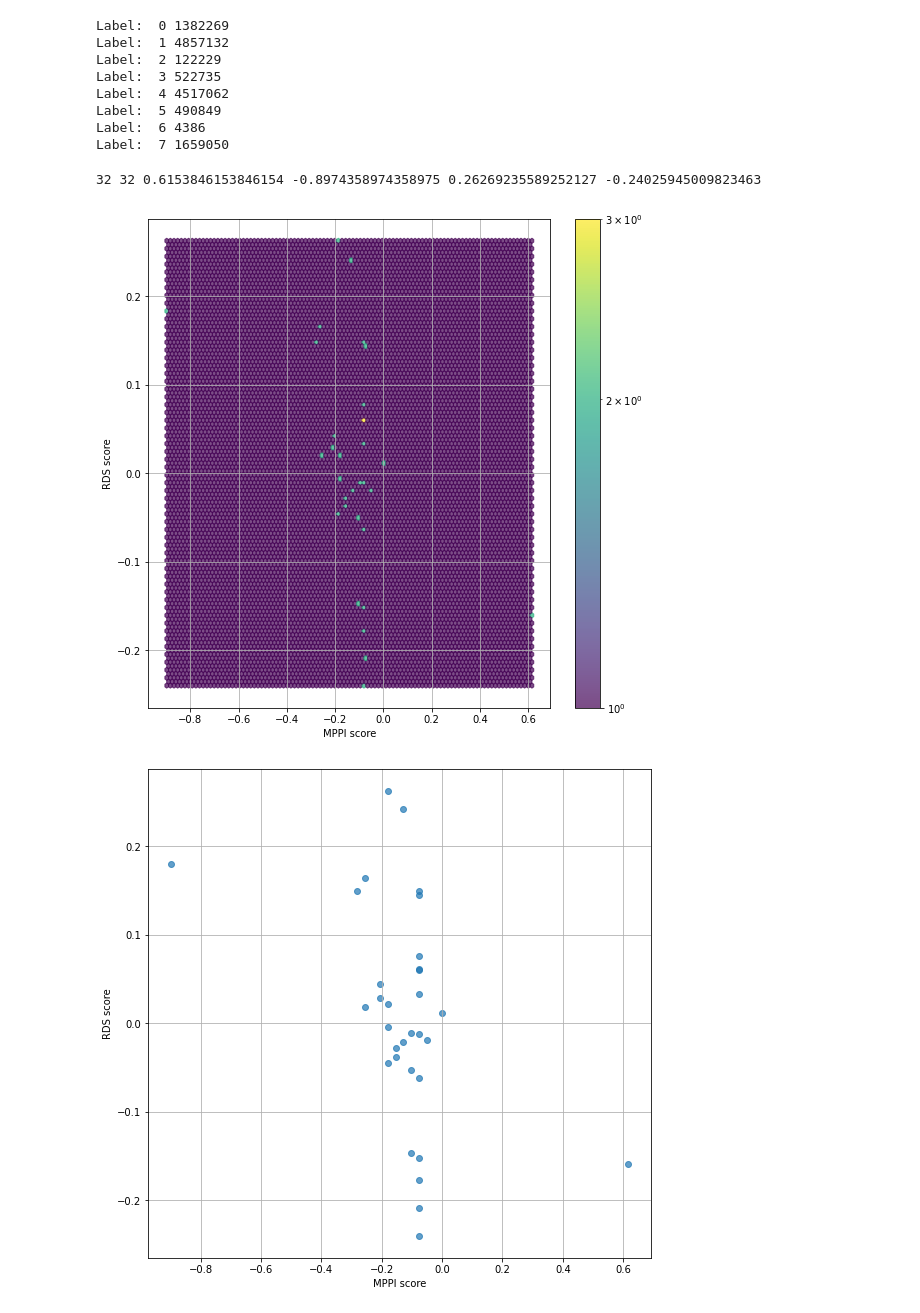
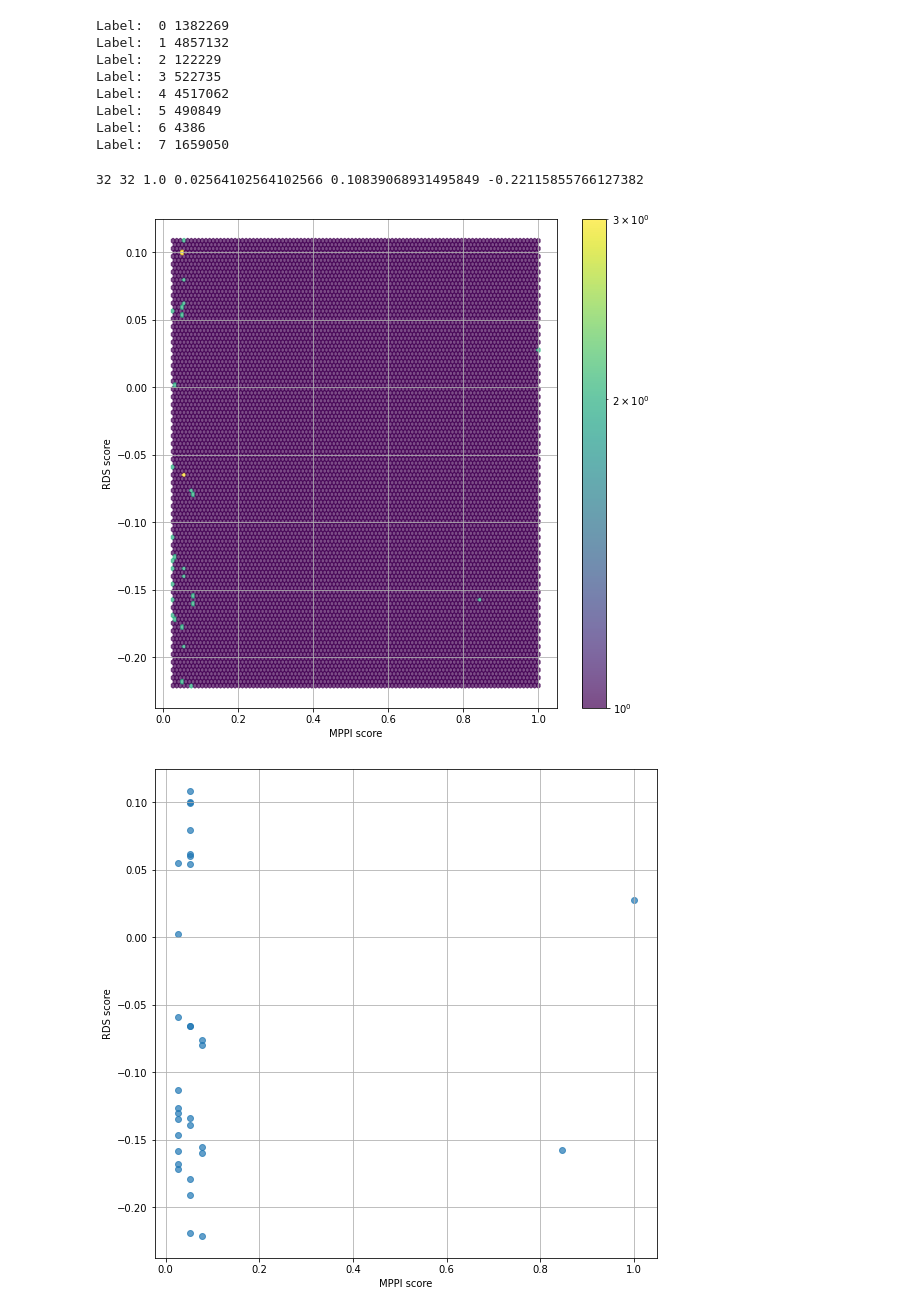
Before and after one commit to SNaGLab/Cognitive-Parcellation, a Jupyter notebook: code/models/vgg16_lesion.ipynb, the cells around one changed output. Cells and saved outputs as stored; diff of their text form; code cells hidden in the pictures.

```diff
--- a/code/models/vgg16_lesion.ipynb
+++ b/code/models/vgg16_lesion.ipynb
@@ -1144,7 +1130,7 @@ for i in range(len(loc_z)):
 # %% [output]
 65827 65827
 # %%
-with open('../../data/'+folder+'/kmeans_first_test_8_cluster'+model_name+'.pkl',"rb") as f:
+with open('../../data/'+folder+'/kmeans_first_test_32_cluster'+model_name+'.pkl',"rb") as f:
         result, y_pred_kmeans,z  = pickle.load(f)
 # %%
 with open('../../data/'+folder+'/kmeans_first_test_32_cluster'+model_name+'.pkl', 'wb') as handle:
@@ -2068,32 +2252,32 @@ with open('../../data/'+folder+'/rds_result_8GMM.pkl', 'wb') as handle:
 # %%
 with open('../../data/'+folder+'/mppi_result_32GMM.pkl', 'rb') as handle:
      mppi_result = pickle.load(handle)
 
 with open('../../data/'+folder+'/rds_result_32GMM.pkl', 'rb') as handle:
      rds_result = pickle.load(handle)
 
-x = np.array([i[0] for i in list(mppi_result[0].values())])
-y = np.array([i[0] for i in list(rds_result[0].values())])
+x = np.array([i[1] for i in list(mppi_result[0].values())])
+y = np.array([i[1] for i in list(rds_result[0].values())])
 print(len(x), len(y), max(x), min(x), max(y), min(y))
 
 plt.figure(figsize=(9,9))
 plt.hexbin(x,y,alpha=0.7, bins='log')
 plt.xlabel('MPPI score')
 plt.ylabel('RDS score')
 plt.grid()
 plt.colorbar()
 #plt.xlim([-0.2,0.2])
 #plt.ylim([-0.35,0.2])
 
 plt.figure(figsize=(9,9))
 plt.scatter(x,y,alpha=0.7)
 plt.xlabel('MPPI score')
 plt.ylabel('RDS score')
 plt.grid()
 # %% [output]
-32 32 0.6153846153846154 -0.8974358974358975 0.26269235589252127 -0.24025945009823463
+32 32 1.0 0.02564102564102566 0.10839068931495849 -0.22115855766127382
-[figure, old version]
+[figure, new version]
-[figure, old version]
+[figure, new version]
 # %%
 import scipy
 def line(x, a):
```
Also changed, not shown: parts of 8 cells of this notebook, 1 other file.
